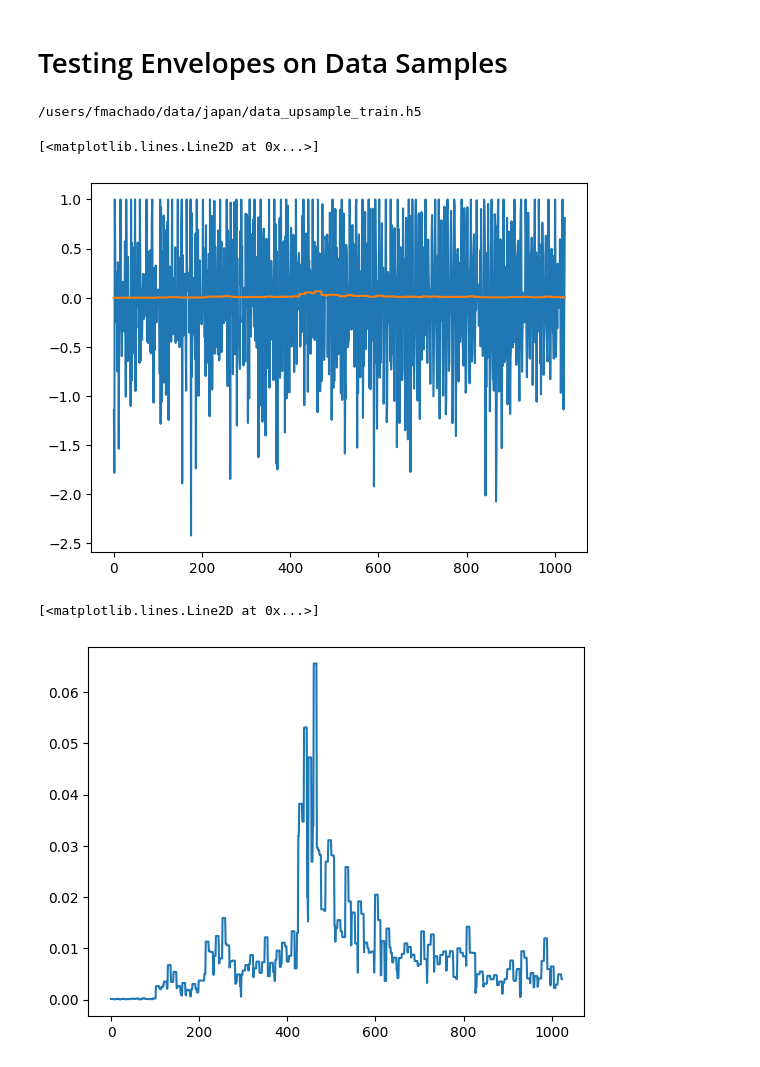
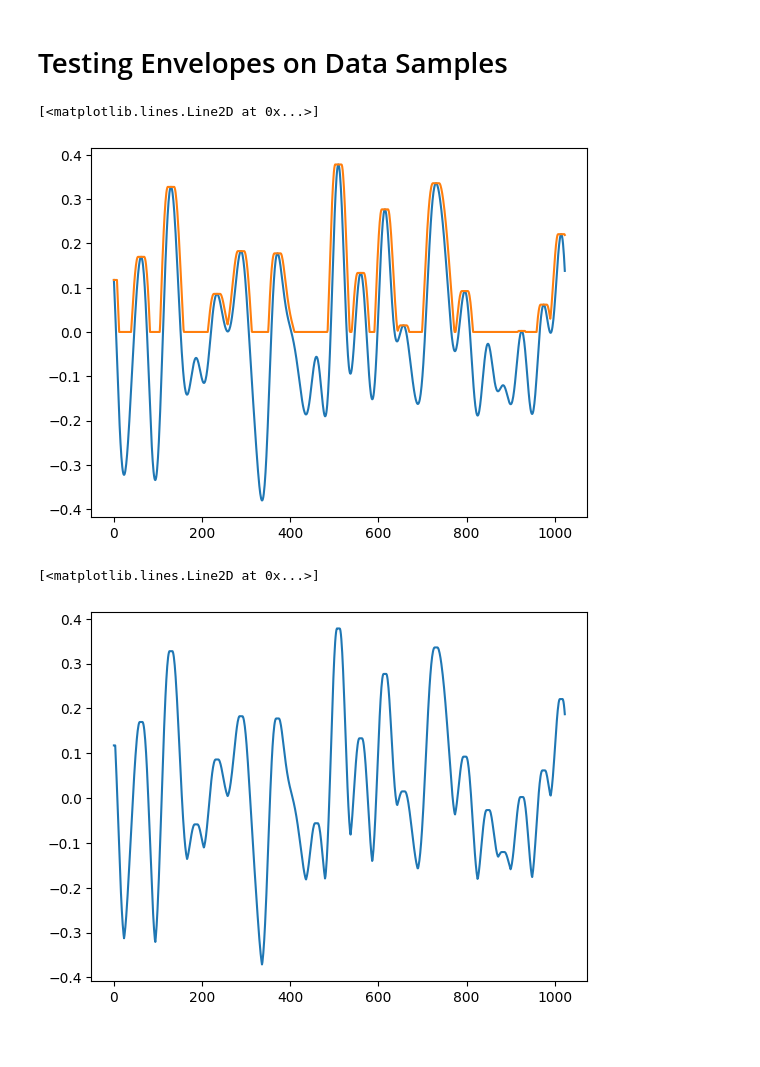
Before and after one commit to highfem/tqdne, a Jupyter notebook: notebooks/test_envelope.ipynb, the cells around one changed output. Drawn from its saved outputs; the diff is of its cells as text; code cells hidden in the pictures.

```diff
--- a/notebooks/test_envelope.ipynb
+++ b/notebooks/test_envelope.ipynb
@@ -19,21 +19,18 @@ from tqdne.dataset import WaveformDataset
 from tqdne.representations import GlobalMaxEnvelope, CenteredMaxEnvelope
 config = Config()
-# %%
-path_train = config.datasetdir / Path(config.data_upsample_train)
-print(path_train)
-envelope = CenteredMaxEnvelope(config)
-train_dataset = WaveformDataset(path_train, envelope, reduced=1024)
-# %% [output]
-/users/fmachado/data/japan/data_upsample_train.h5
+# %%
+envelope = CenteredMaxEnvelope(config)
+train_dataset = StationarySignalDataset(10000, envelope, 1024)
 # %%
 s_orig = train_dataset.waveform[0]
 s_transf = train_dataset[0]["high_res"]
 # %%
-plt.plot(s_transf[1])
-plt.plot(10 ** s_transf[0])
+# plt.plot(s_transf[1])
+plt.plot(s_orig.squeeze())
+plt.plot(10 ** s_transf[0].squeeze())
 # %% [output]
 [<matplotlib.lines.Line2D at 0x...>]
-[figure, old version]
+[figure, new version]
 # %%
 from tqdne.wfdataset import centered_max
 
@@ -42,4 +39,4 @@ s = centered_max(s_orig.reshape(-1), 7).reshape(-1)
 plt.plot(s)
 # %% [output]
 [<matplotlib.lines.Line2D at 0x...>]
-[figure, old version]
+[figure, new version]
```
Also changed, not shown: parts of 1 cell of this notebook, 6 other files.
